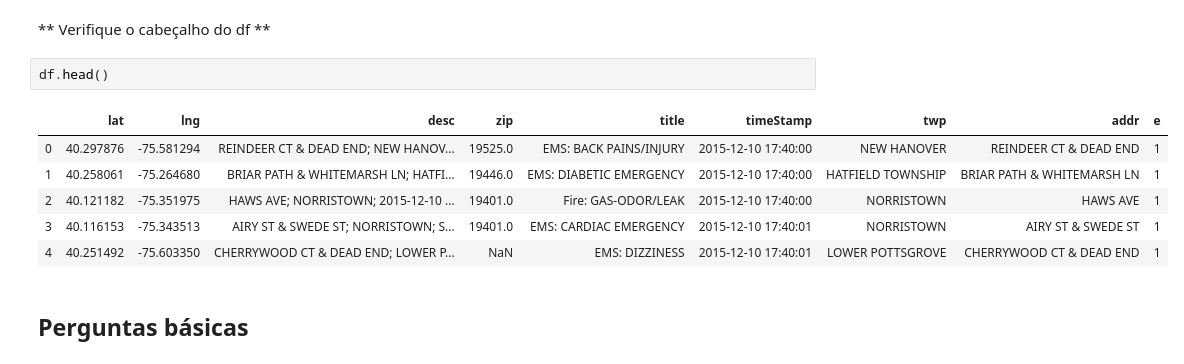
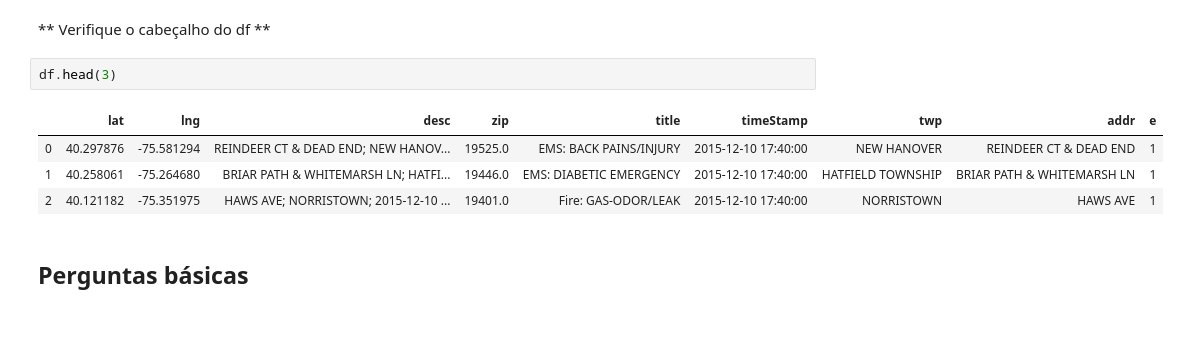
Before and after one commit to paulojuniore/DataScienceStudies, a Jupyter notebook: 4 - Projetos de análise de dados/Projeto - Ligações para o 911.ipynb, the cells around one changed output. Cells and saved outputs as stored; diff of their text form; blank space fills up the shorter version.

```diff
--- a/4 - Projetos de análise de dados/Projeto - Ligações para o 911.ipynb
+++ b/4 - Projetos de análise de dados/Projeto - Ligações para o 911.ipynb
@@ -52,14 +52,12 @@ memory usage: 6.8+ MB
 # %% [markdown]
 ** Verifique o cabeçalho do df **
 # %%
-df.head()
+df.head(3)
 # %% [output]
 |  | lat | lng | desc | zip | title | timeStamp | twp | addr | e |
 | 0 | 40.297876 | -75.581294 | REINDEER CT & DEAD END; NEW HANOV... | 19525.0 | EMS: BACK PAINS/INJURY | 2015-12-10 17:40:00 | NEW HANOVER | REINDEER CT & DEAD END | 1 |
 | 1 | 40.258061 | -75.264680 | BRIAR PATH & WHITEMARSH LN; HATFI... | 19446.0 | EMS: DIABETIC EMERGENCY | 2015-12-10 17:40:00 | HATFIELD TOWNSHIP | BRIAR PATH & WHITEMARSH LN | 1 |
 | 2 | 40.121182 | -75.351975 | HAWS AVE; NORRISTOWN; 2015-12-10 ... | 19401.0 | Fire: GAS-ODOR/LEAK | 2015-12-10 17:40:00 | NORRISTOWN | HAWS AVE | 1 |
-| 3 | 40.116153 | -75.343513 | AIRY ST & SWEDE ST; NORRISTOWN; S... | 19401.0 | EMS: CARDIAC EMERGENCY | 2015-12-10 17:40:01 | NORRISTOWN | AIRY ST & SWEDE ST | 1 |
-| 4 | 40.251492 | -75.603350 | CHERRYWOOD CT & DEAD END; LOWER P... | NaN | EMS: DIZZINESS | 2015-12-10 17:40:01 | LOWER POTTSGROVE | CHERRYWOOD CT & DEAD END | 1 |
 # %% [markdown]
 ## Perguntas básicas
 # %% [markdown]
```
Also changed, not shown: parts of 24 cells of this notebook.
